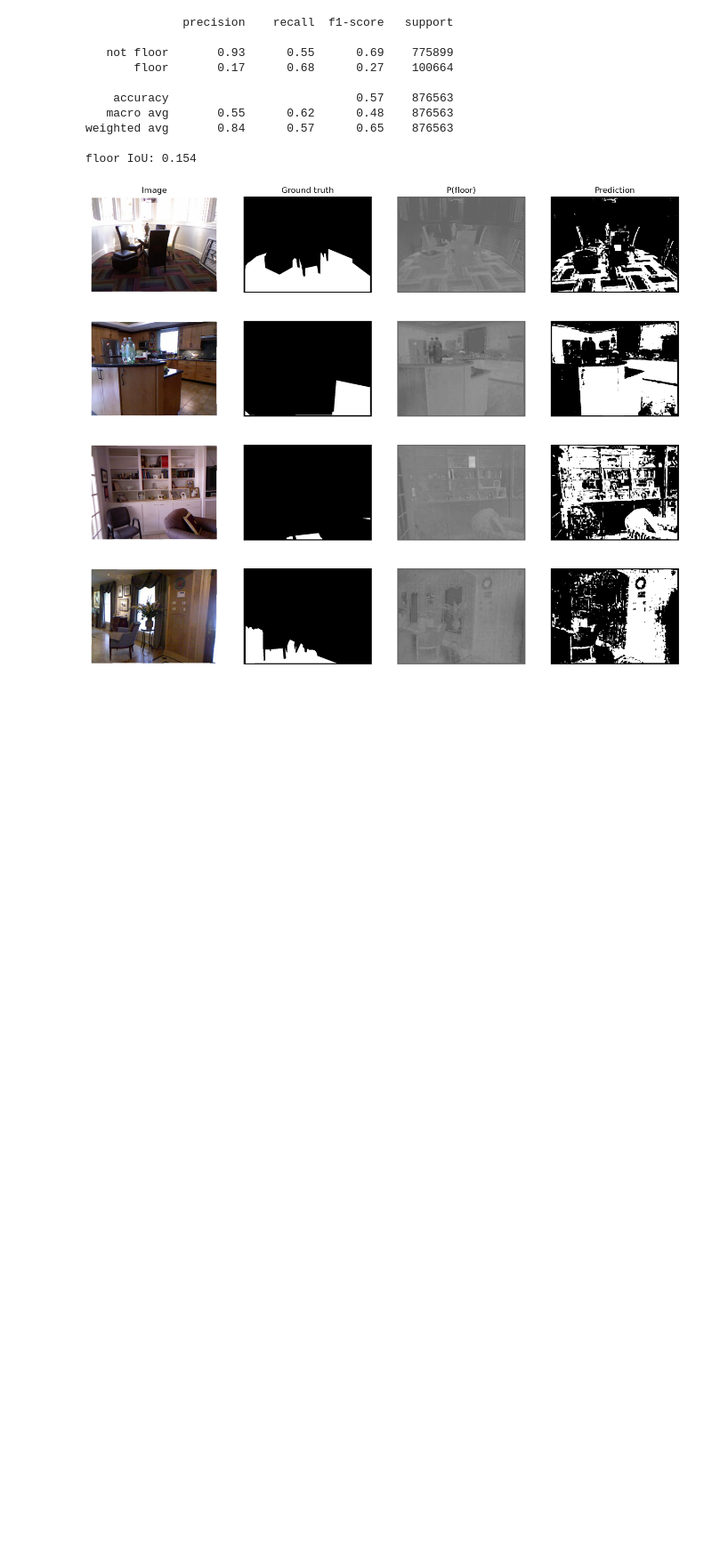
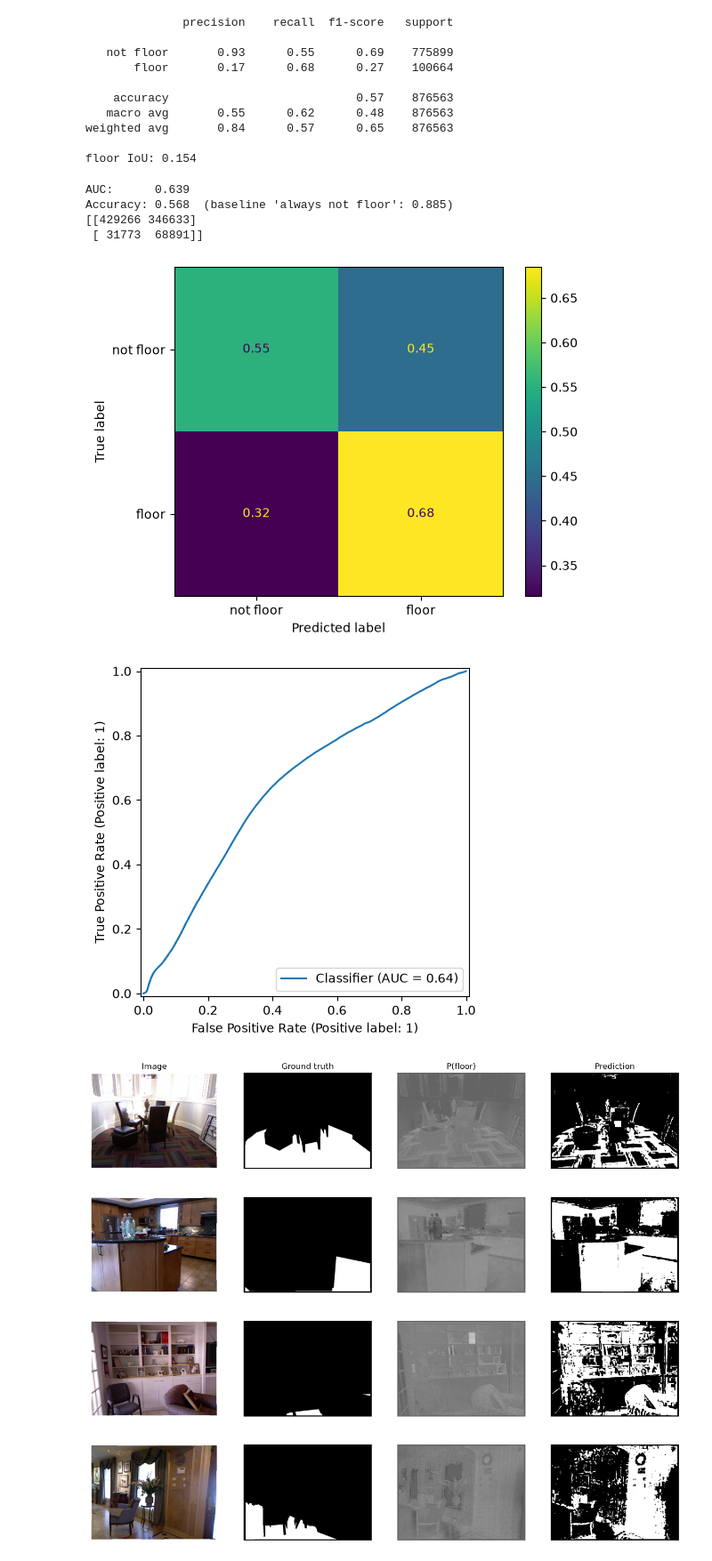
Before and after one commit to slymachenko/indoor-semantic-segmentation, a Jupyter notebook: notebooks/simple_logistic_classifier.ipynb, the cells around one changed output. Shown at 89% size. Saved outputs shown, nothing was run; the diff lists cells and outputs as text; code cells hidden in the pictures; blank space fills up the shorter version.

```diff
--- a/notebooks/simple_logistic_classifier.ipynb
+++ b/notebooks/simple_logistic_classifier.ipynb
@@ -65,6 +65,23 @@ print(f"floor IoU: {jaccard_score(y_test, y_pred):.3f}")
 weighted avg       0.84      0.57      0.65    876563
 
 floor IoU: 0.154
+# %%
+y_proba = clf.predict_proba(X_test)[:, 1]
+
+print(f"AUC:      {roc_auc_score(y_test, y_proba):.3f}")
+print(f"Accuracy: {accuracy_score(y_test, y_pred):.3f}  (baseline 'always not floor': {1 - y_test.mean():.3f})")
+print(confusion_matrix(y_test, y_pred))
+
+ConfusionMatrixDisplay.from_predictions(y_test, y_pred, normalize="true", display_labels=["not floor", "floor"])
+RocCurveDisplay.from_predictions(y_test, y_proba)
+plt.show()
+# %% [output]
+AUC:      0.639
+Accuracy: 0.568  (baseline 'always not floor': 0.885)
+[[429266 346633]
+ [ 31773  68891]]
+[figure, added]
+[figure, added]
 # %%
 fig, axes = plt.subplots(4, 4, figsize=(16, 13))
 
```
Also changed, not shown: parts of 2 cells of this notebook, 1 other file.
